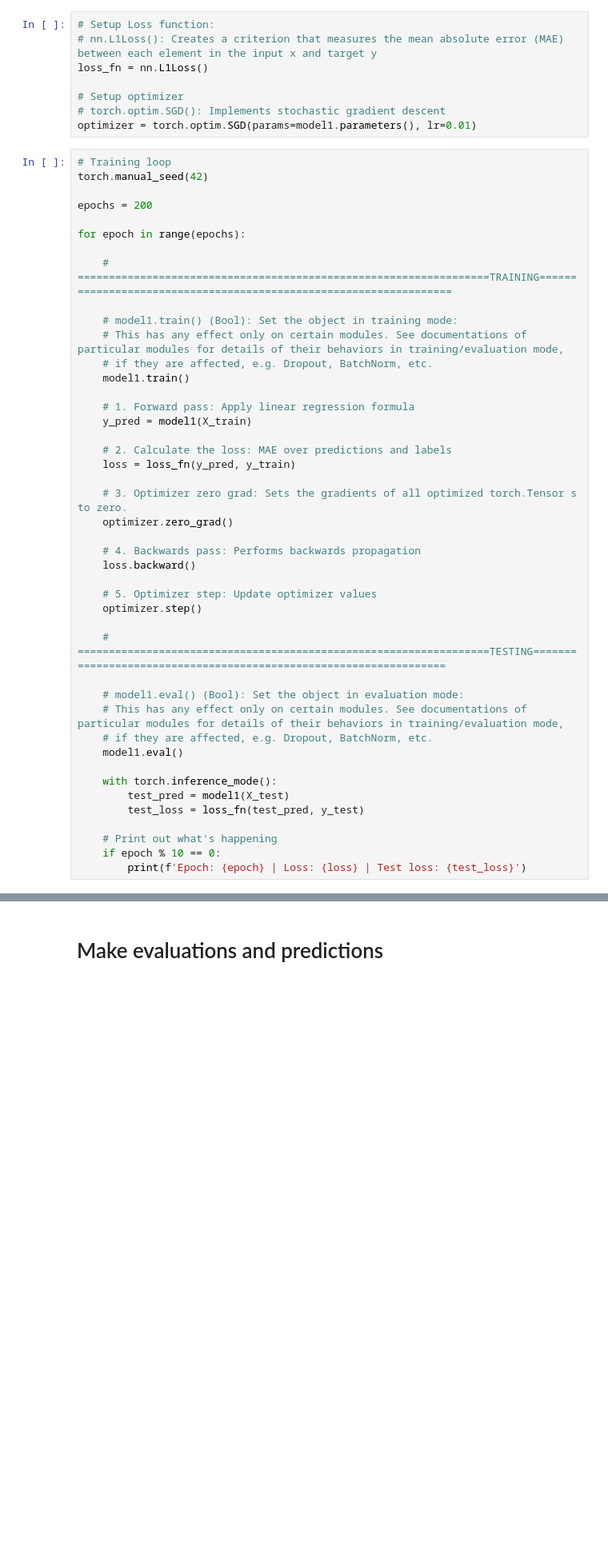
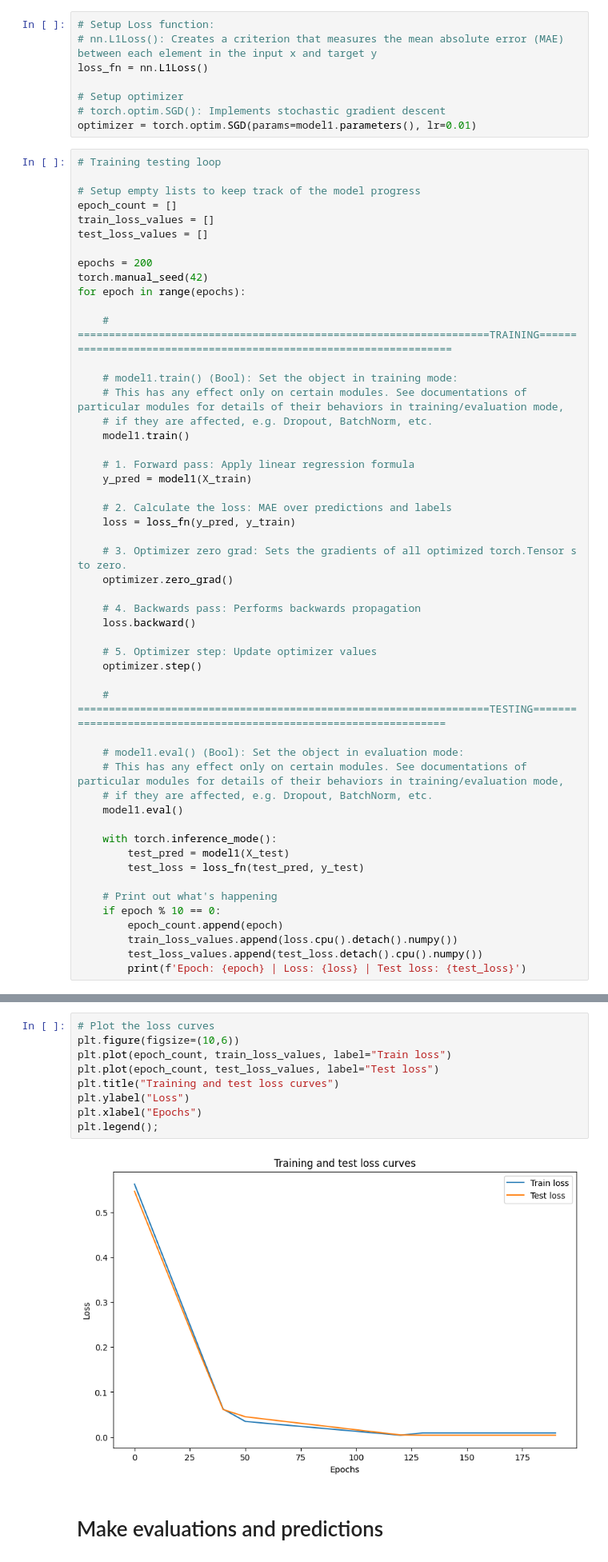
Before and after one commit to Guticar94/PyTorch-Walkthrough, a Jupyter notebook: basics/Fundamentals_linear_regression.ipynb, the cells around one changed output, grey strips where cells are left out. Shown at 80% size. Drawn from its saved outputs; the diff is of its cells as text; blank space fills up the shorter version.

```diff
--- a/basics/Fundamentals_linear_regression.ipynb
+++ b/basics/Fundamentals_linear_regression.ipynb
@@ -124,11 +139,15 @@ loss_fn = nn.L1Loss()
 # torch.optim.SGD(): Implements stochastic gradient descent
 optimizer = torch.optim.SGD(params=model1.parameters(), lr=0.01)
 # %%
-# Training loop
-torch.manual_seed(42)
+# Training testing loop
+
+# Setup empty lists to keep track of the model progress
+epoch_count = []
+train_loss_values = []
+test_loss_values = []
 
 epochs = 200
-
+torch.manual_seed(42)
 for epoch in range(epochs):
 
     # ==================================================================TRAINING==================================================================
@@ -166,5 +185,8 @@ for epoch in range(epochs):
 
     # Print out what's happening
     if epoch % 10 == 0:
+        epoch_count.append(epoch)
+        train_loss_values.append(loss.cpu().detach().numpy())
+        test_loss_values.append(test_loss.detach().cpu().numpy())
         print(f'Epoch: {epoch} | Loss: {loss} | Test loss: {test_loss}')
 # %% [output]
@@ -196,3 +213,14 @@ OrderedDict([('linear_layer.weight', tensor([[0.6951]], device='mps:0')),
+# %%
+# Plot the loss curves
+plt.figure(figsize=(10,6))
+plt.plot(epoch_count, train_loss_values, label="Train loss")
+plt.plot(epoch_count, test_loss_values, label="Test loss")
+plt.title("Training and test loss curves")
+plt.ylabel("Loss")
+plt.xlabel("Epochs")
+plt.legend();
+# %% [output]
+[figure, added]
 # %% [markdown]
 # Make evaluations and predictions
 # %%
```
Also changed, not shown: parts of 11 cells of this notebook.
